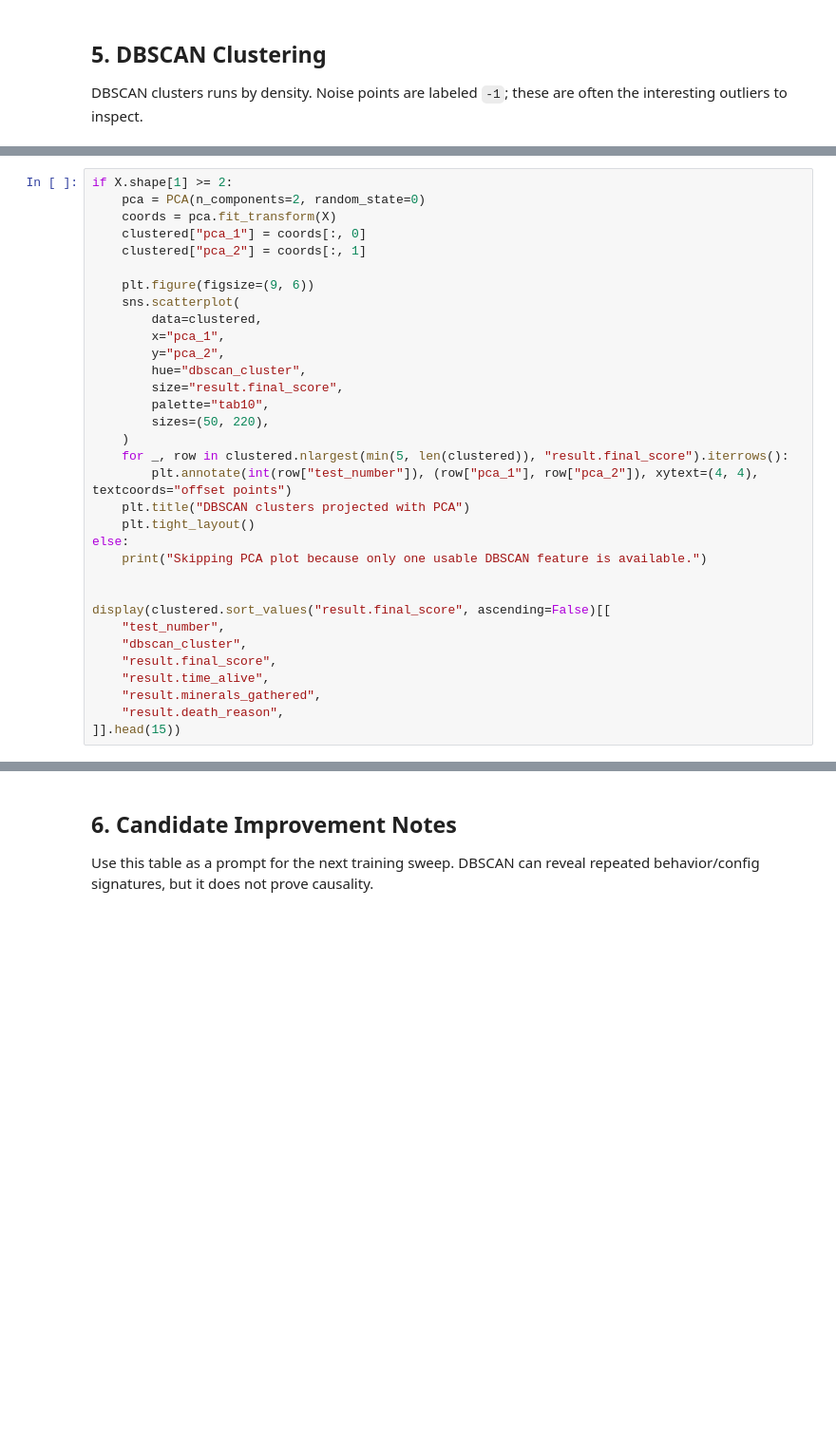
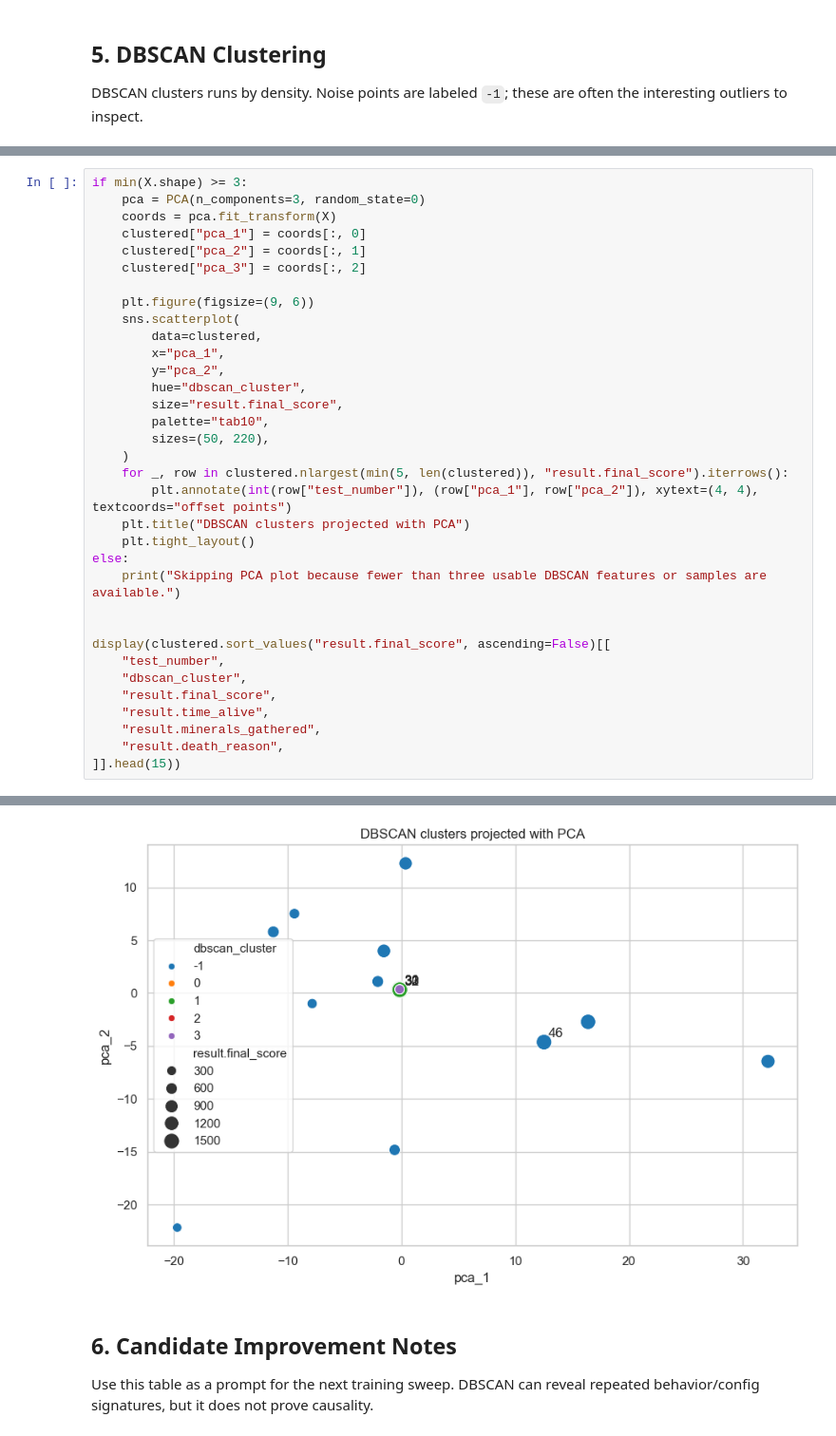
Before and after one commit to Sui-nyan/Soft-Computing, a Jupyter notebook: AS4_space-miner/test_artifact_analysis.ipynb, the cells around one changed output, grey strips where cells are left out. Shown at 95% size. Drawn from its saved outputs; the diff is of its cells as text; blank space fills up the shorter version.

```diff
--- a/AS4_space-miner/test_artifact_analysis.ipynb
+++ b/AS4_space-miner/test_artifact_analysis.ipynb
@@ -337,9 +449,10 @@ if "result.death_reason" in clustered.columns:
 # %%
-if X.shape[1] >= 2:
-    pca = PCA(n_components=2, random_state=0)
+if min(X.shape) >= 3:
+    pca = PCA(n_components=3, random_state=0)
     coords = pca.fit_transform(X)
     clustered["pca_1"] = coords[:, 0]
     clustered["pca_2"] = coords[:, 1]
+    clustered["pca_3"] = coords[:, 2]
 
     plt.figure(figsize=(9, 6))
     sns.scatterplot(
@@ -356,7 +469,7 @@ if X.shape[1] >= 2:
     plt.title("DBSCAN clusters projected with PCA")
     plt.tight_layout()
 else:
-    print("Skipping PCA plot because only one usable DBSCAN feature is available.")
+    print("Skipping PCA plot because fewer than three usable DBSCAN features or samples are available.")
 
 
 display(clustered.sort_values("result.final_score", ascending=False)[[
@@ -367,3 +480,4 @@ display(clustered.sort_values("result.final_score", ascending=False)[[
     "result.minerals_gathered",
     "result.death_reason",
 ]].head(15))
+# %% [output]
@@ -370,3 +500,4 @@ display(clustered.sort_values("result.final_score", ascending=False)[[
+[figure, added]
 # %% [markdown]
 ## 6. Candidate Improvement Notes
 
```
Also changed, not shown: parts of 11 cells of this notebook, 6 other files.
